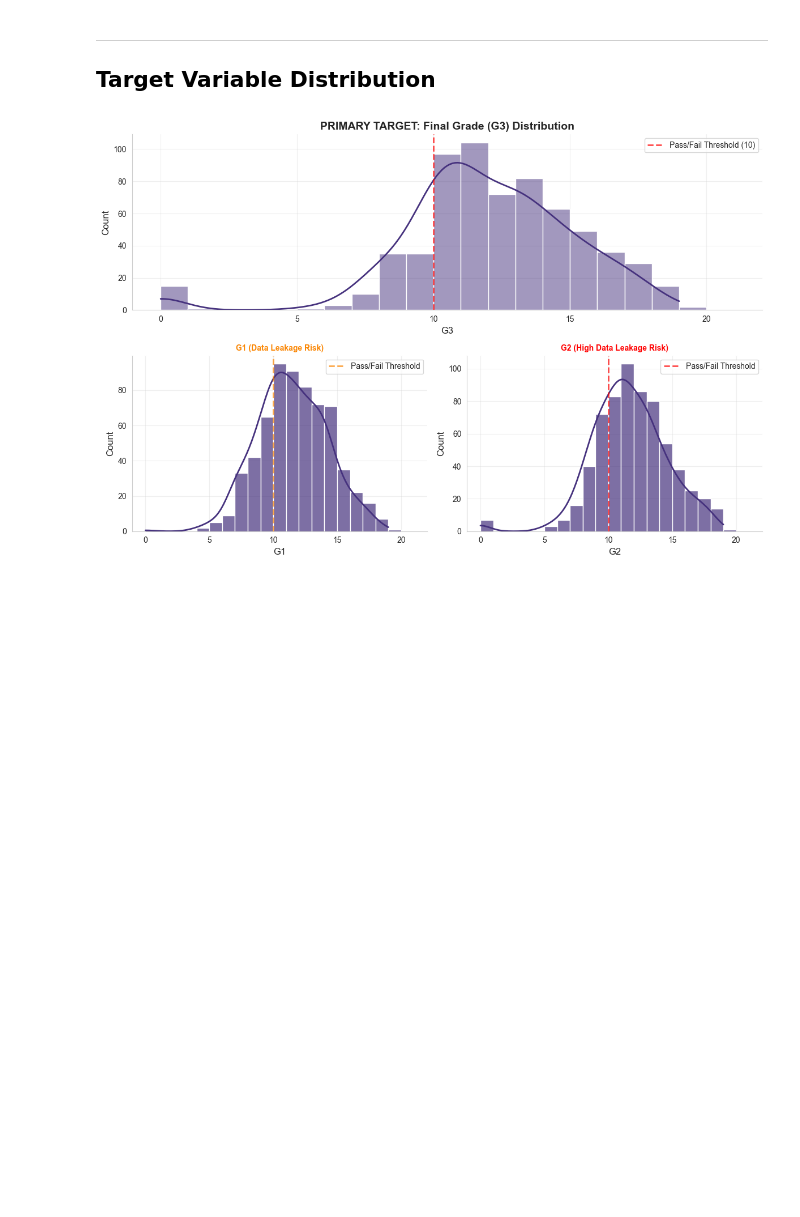
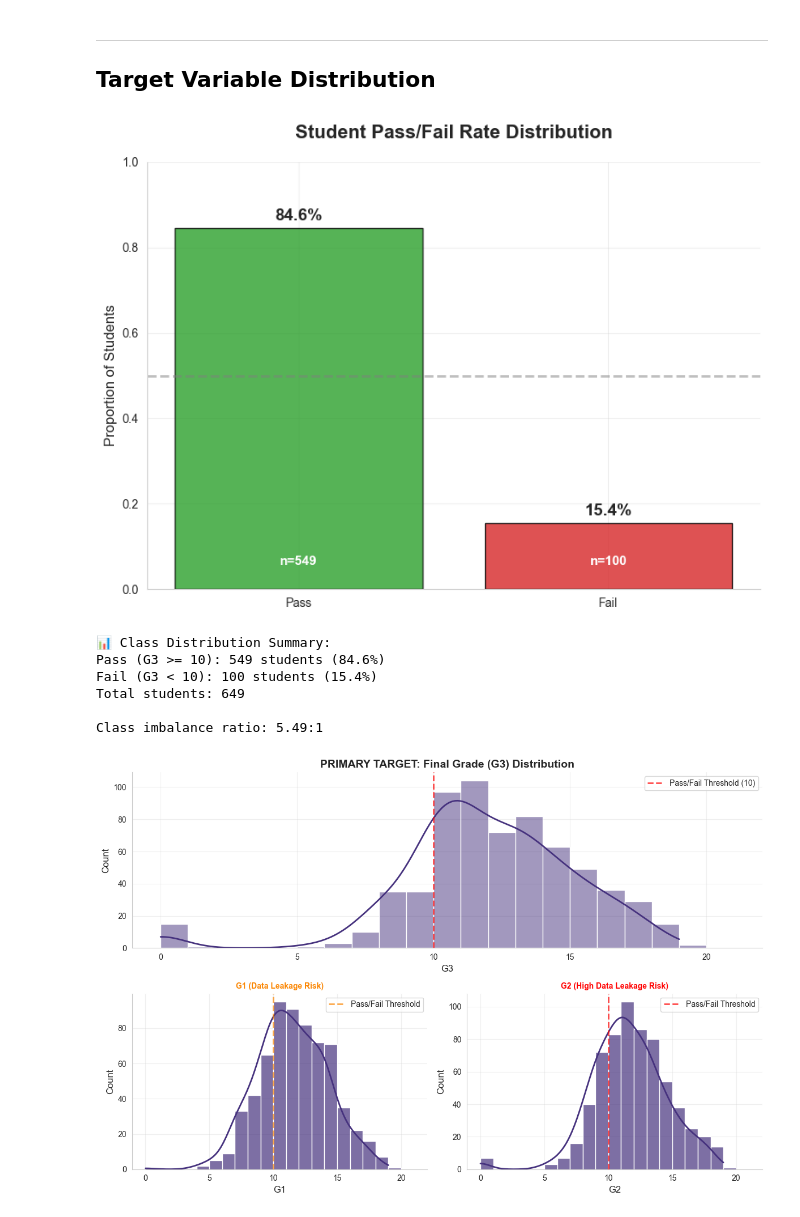
Before and after one commit to kar1myasser/Students-Performance-Analysis, a Jupyter notebook: notebooks/02_eda_visualization.ipynb, the cells around one changed output. Cells and saved outputs as stored; diff of their text form; code cells hidden in the pictures; blank space fills up the shorter version.

```diff
--- a/notebooks/02_eda_visualization.ipynb
+++ b/notebooks/02_eda_visualization.ipynb
@@ -138,6 +138,78 @@ df.describe(include="bool")
 # %% [markdown]
 ---
 ## Target Variable Distribution
+# %%
+# Calculate pass/fail rates
+pass_rate = df["pass_fail"].mean()
+fail_rate = 1 - pass_rate
+
+# Create data for bar chart
+categories = ["Pass", "Fail"]
+rates = [pass_rate, fail_rate]
+colors = [COLORS["success"], COLORS["danger"]]
+
+# Create bar chart
+plt.figure(figsize=(8, 6))
+bars = plt.bar(
+    categories, rates, color=colors, alpha=0.8, edgecolor="black", linewidth=1
+)
+
+# Add percentage labels on top of bars
+for i, (bar, rate) in enumerate(zip(bars, rates)):
+    height = bar.get_height()
+    plt.text(
+        bar.get_x() + bar.get_width() / 2.0,
+        height + 0.01,
+        f"{rate:.1%}",
+        ha="center",
+        va="bottom",
+        fontweight="bold",
+        fontsize=14,
+    )
+
+# Customize the plot
+plt.title("Student Pass/Fail Rate Distribution", fontsize=16, fontweight="bold", pad=20)
+plt.ylabel("Proportion of Students", fontsize=12)
+plt.ylim(0, 1)
+plt.grid(axis="y", alpha=0.3)
+
+# Add horizontal line at 50% for reference
+plt.axhline(y=0.5, color="gray", linestyle="--", alpha=0.5, label="50% Reference")
+
+# Add counts as secondary labels
+pass_count = df["pass_fail"].sum()
+fail_count = (df["pass_fail"] == 0).sum()
+for i, (bar, count) in enumerate(zip(bars, [pass_count, fail_count])):
+    plt.text(
+        bar.get_x() + bar.get_width() / 2.0,
+        0.05,
+        f"n={count}",
+        ha="center",
+        va="bottom",
+        fontweight="bold",
+        fontsize=11,
+        color="white",
+    )
+
+plt.tight_layout()
+plt.show()
+
+# Print summary statistics
+print(f"📊 Class Distribution Summary:")
+print(f"Pass (G3 >= 10): {pass_count} students ({pass_rate:.1%})")
+print(f"Fail (G3 < 10): {fail_count} students ({fail_rate:.1%})")
+print(f"Total students: {len(df)}")
+print(
+    f"\nClass imbalance ratio: {max(pass_count, fail_count) / min(pass_count, fail_count):.2f}:1"
+)
+# %% [output]
+[figure, added]
+📊 Class Distribution Summary:
+Pass (G3 >= 10): 549 students (84.6%)
+Fail (G3 < 10): 100 students (15.4%)
+Total students: 649
+
+Class imbalance ratio: 5.49:1
 # %%
 # Primary focus: Target variable
 plt.figure(figsize=(12, 8))
```
Also changed, not shown: parts of 5 cells of this notebook, 28 other files.
